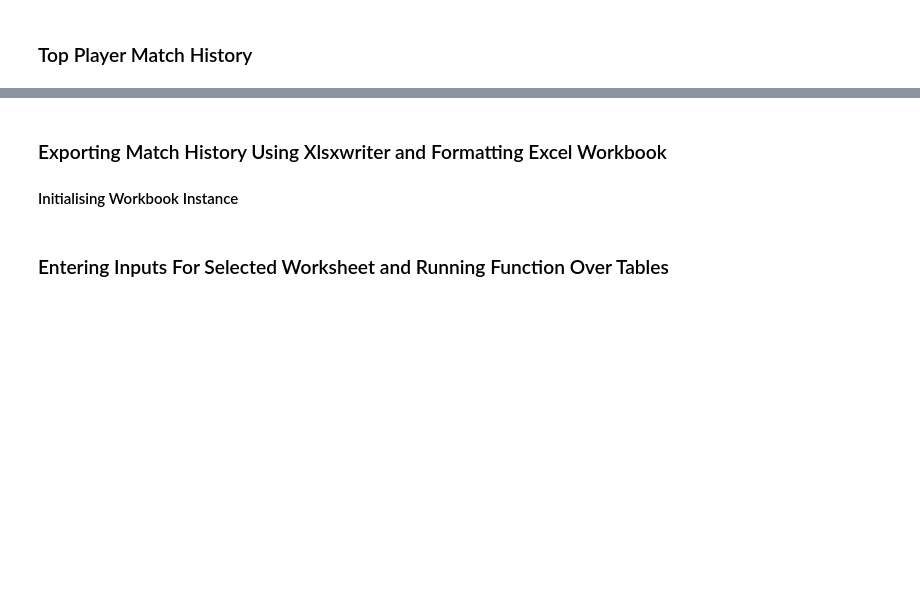
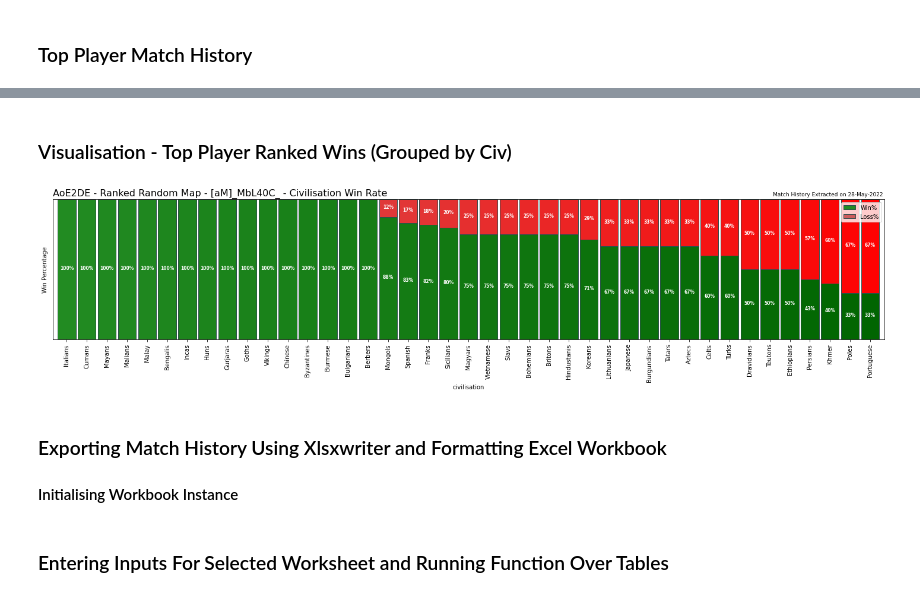
Before and after one commit to Filpill/AoE2Data, a Jupyter notebook: AoE2_APIData.ipynb, the cells around one changed output, grey strips where cells are left out. Cells and saved outputs as stored; diff of their text form; code cells hidden in the pictures; blank space fills up the shorter version.

```diff
--- a/AoE2_APIData.ipynb
+++ b/AoE2_APIData.ipynb
@@ -324,3 +493,42 @@ Generating Match History For GL.TaToH over the last 300 games
+# %% [markdown]
+### Visualisation - Top Player Ranked Wins (Grouped by Civ)
+# %%
+#Making a colormap to map onto the bar chart
+#Win
+clist = [(0, 'forestgreen'), (1, 'darkgreen')]
+rvb = mcolors.LinearSegmentedColormap.from_list('',clist)
+df_arange = np.arange(df_topplayer_civ_winrate.shape[0]).astype(float)
+color_win =rvb(df_arange/df_topplayer_civ_winrate.shape[0])
+
+#Lose
+clist = [(0, 'indianred'), (1, 'red')]
+rvb = mcolors.LinearSegmentedColormap.from_list('',clist)
+df_arange = np.arange(df_topplayer_civ_winrate.shape[0]).astype(float)
+color_lose =rvb(df_arange/df_topplayer_civ_winrate.shape[0])
+
+fig, ax = plt.subplots(figsize=(20,5))
+ax = df_topplayer_civ_winrate.plot(y='Win%',x='civilisation',kind='bar',ax=ax,width=0.9,edgecolor='darkslategrey',color=color_win)
+ax = df_topplayer_civ_winrate.plot(y='Loss%',x='civilisation',kind='bar',ax=ax,width=0.9,edgecolor='darkslategrey',color=color_lose,bottom = df_topplayer_civ_winrate['Win%'])
+ax.set_title(f'AoE2DE - Ranked Random Map - {top_player_name} - Civilisation Win Rate',loc='left',fontsize=16)
+plt.text(df_topplayer_civ_winrate.shape[0]-0.35,1.025,f'Match History Extracted on {date_today_str}',fontsize =9,horizontalalignment='right')
+ax.set_ylabel('Win Percentage', fontsize=10)
+plt.yticks([])
+plt.tight_layout()
+
+#Annotations
+text_offset =0
+text_format = 'percentage'
+fontsize = 7.5
+col_val_list = ['Win%','Loss%']
+dataLabel_stacked(df_topplayer_civ_winrate,col_val_list,text_offset,text_format,fontsize)
+
+#Saving Chart
+fig_name = 'topPlayer_civWinrate.png'
+folderpath = 'root'
+fig_topCivWinRate = pathing(folderpath,fig_name)
+plt.savefig(fig_topCivWinRate,dpi=100)
+# %% [output]
+[figure, added]
 # %% [markdown]
 ### Exporting Match History Using Xlsxwriter and Formatting Excel Workbook
 #### Initialising Workbook Instance
```
Also changed, not shown: parts of 36 cells of this notebook, 3 other files.
